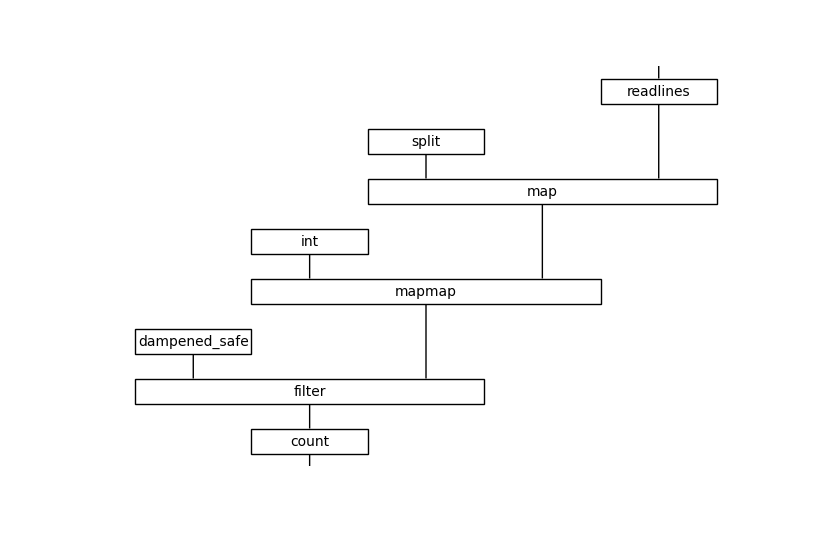
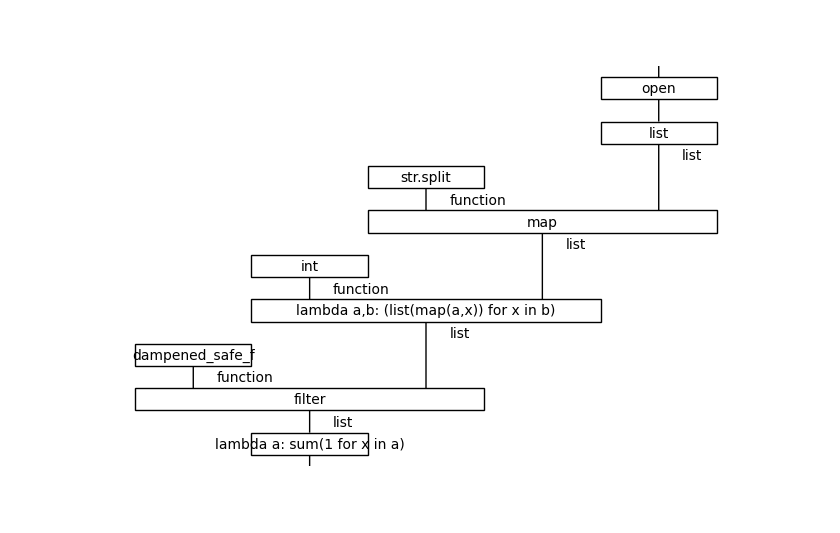
Before and after one commit to colltoaction/advent-of-code-2024, a Jupyter notebook: 2.ipynb, the cells around one changed output. Cells and saved outputs as stored; diff of their text form; code cells hidden in the pictures.

```diff
--- a/2.ipynb
+++ b/2.ipynb
@@ -13,10 +15,10 @@ assert F(f1)("2.input") == 252
 # %%
-f2 = _readlines >> \
-    fmap(split) >> \
-    (_int @ t >> _mapmap) >> \
-    (dampened_safe @ t >> _filter) >> \
+f2 = _open >> _readlines >> \
+    fmap(_split) >> \
+    (_int @ l >> _mapmap) >> \
+    (_dampened_safe @ l >> _filter) >> \
     _count
 f2.draw()
-assert F(f2)("2.input") == 324
+assert EVAL(f2)("2.input") == 324
 # %% [output]
-[figure, old version]
+[figure, new version]
```
Also changed, not shown: parts of 2 cells of this notebook, 2 other files.
